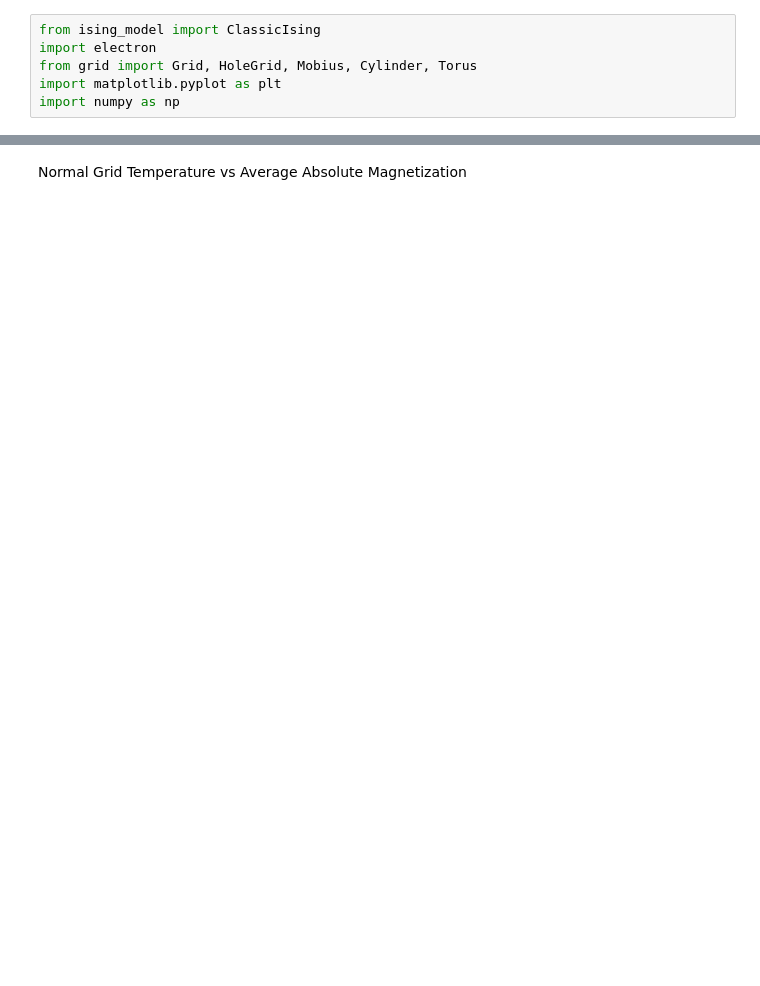
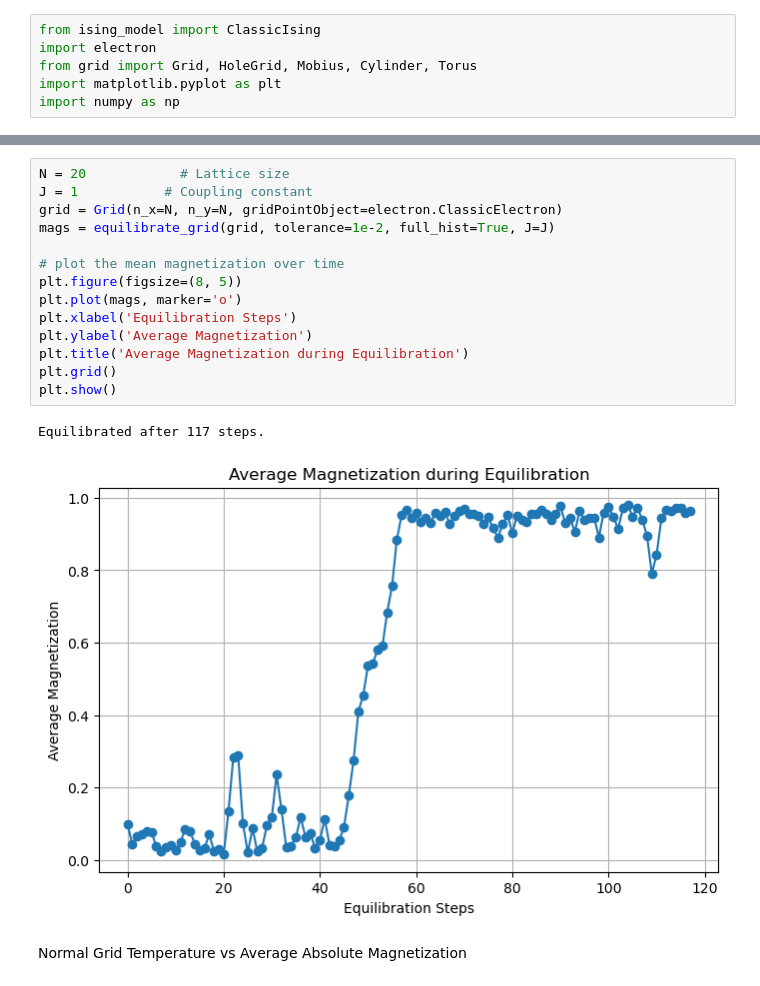
Before and after one commit to nirmiller/comp_phy_final_project, a Jupyter notebook: stats_n_graphs.ipynb, the cells around one changed output, grey strips where cells are left out. Saved outputs shown, nothing was run; the diff lists cells and outputs as text; blank space fills up the shorter version.

```diff
--- a/stats_n_graphs.ipynb
+++ b/stats_n_graphs.ipynb
@@ -7,3 +66,20 @@ import numpy as np
+# %%
+N = 20            # Lattice size
+J = 1           # Coupling constant
+grid = Grid(n_x=N, n_y=N, gridPointObject=electron.ClassicElectron)
+mags = equilibrate_grid(grid, tolerance=1e-2, full_hist=True, J=J)
+
+# plot the mean magnetization over time
+plt.figure(figsize=(8, 5))
+plt.plot(mags, marker='o')
+plt.xlabel('Equilibration Steps')
+plt.ylabel('Average Magnetization')
+plt.title('Average Magnetization during Equilibration')
+plt.grid()
+plt.show()
+# %% [output]
+Equilibrated after 117 steps.
+[figure, added]
 # %% [markdown]
 Normal Grid Temperature vs Average Absolute Magnetization
 # %%
```
Also changed, not shown: parts of 7 cells of this notebook.
